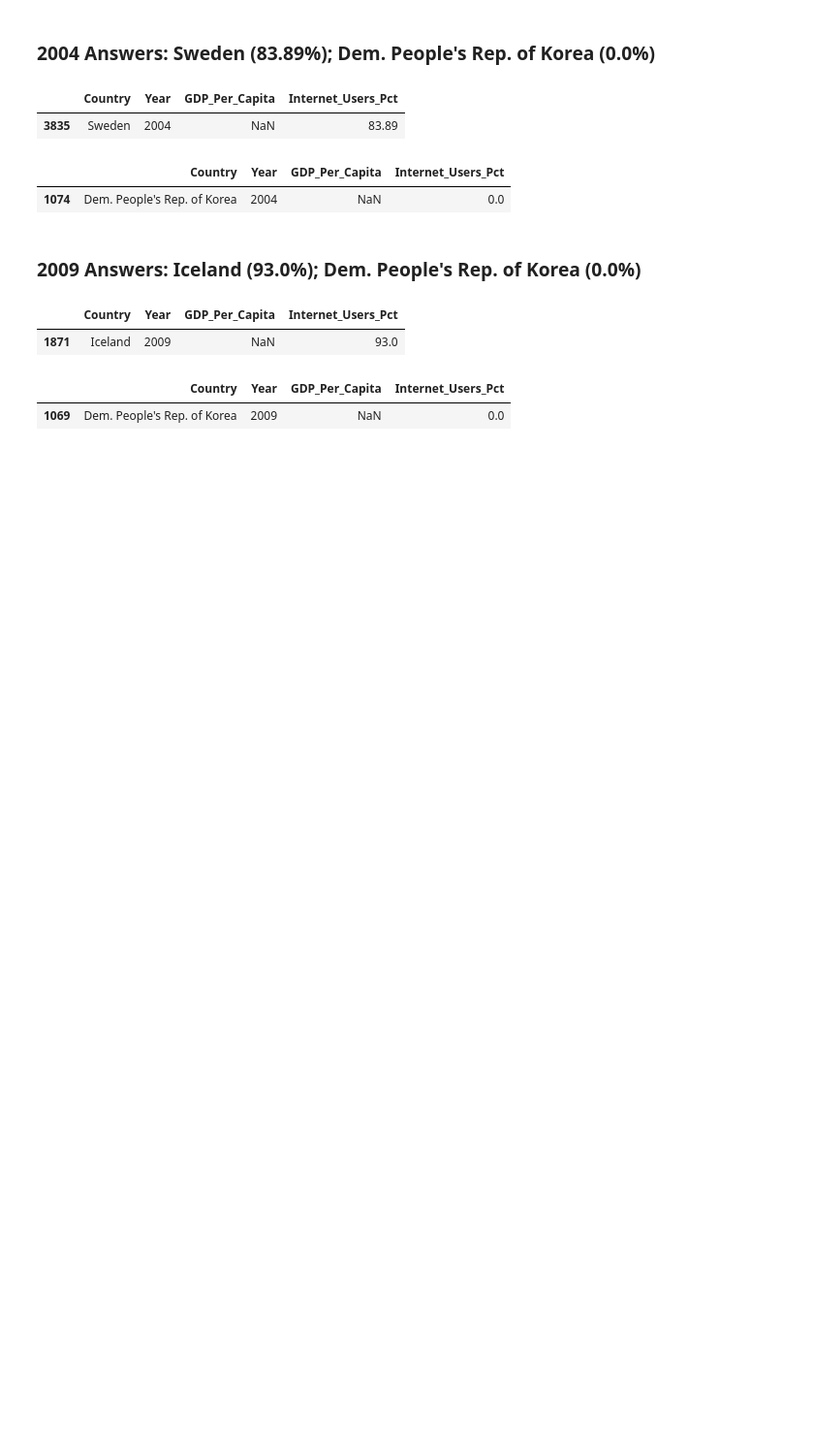
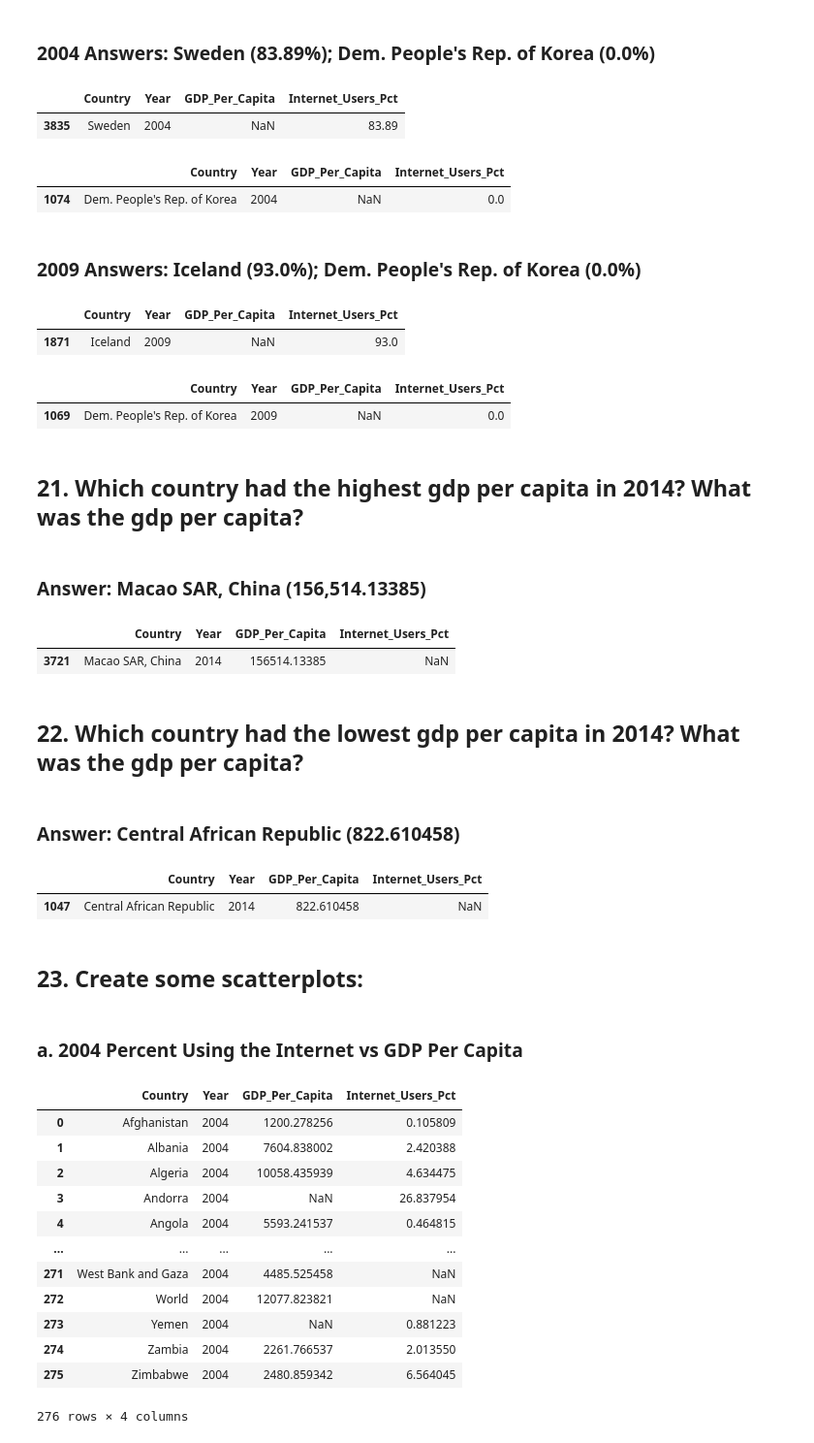
Before and after one commit to NSS-Data-Analytics-Cohort-6/gdp-and-internet-usage-abigailasper, a Jupyter notebook: notebooks/gdp_internet_un.ipynb, the cells around one changed output. Shown at 97% size. Cells and saved outputs as stored; diff of their text form; code cells hidden in the pictures; blank space fills up the shorter version.

```diff
--- a/notebooks/gdp_internet_un.ipynb
+++ b/notebooks/gdp_internet_un.ipynb
@@ -305,3 +309,45 @@ gdp_internet_2009.loc[gdp_internet_2009['Internet_Users_Pct'] == gdp_internet_20
 # %% [output]
 |  | Country | Year | GDP_Per_Capita | Internet_Users_Pct |
 | 1069 | Dem. People's Rep. of Korea | 2009 | NaN | 0.0 |
+# %% [markdown]
+## 21. Which country had the highest gdp per capita in 2014? What was the gdp per capita?
+# %% [markdown]
+### Answer: Macao SAR, China (156,514.13385)
+# %%
+#2014 max gdp
+gdp_internet_2014.loc[gdp_internet_2014['GDP_Per_Capita'] == np.nanmax(gdp_internet_2014['GDP_Per_Capita'])]
+# %% [output]
+|  | Country | Year | GDP_Per_Capita | Internet_Users_Pct |
+| 3721 | Macao SAR, China | 2014 | 156514.13385 | NaN |
+# %% [markdown]
+## 22. Which country had the lowest gdp per capita in 2014? What was the gdp per capita?
+# %% [markdown]
+### Answer: Central African Republic (822.610458)
+# %%
+#2014 min gdp
+gdp_internet_2014.loc[gdp_internet_2014['GDP_Per_Capita'] == gdp_internet_2014['GDP_Per_Capita'].min()]
+# %% [output]
+|  | Country | Year | GDP_Per_Capita | Internet_Users_Pct |
+| 1047 | Central African Republic | 2014 | 822.610458 | NaN |
+# %% [markdown]
+## 23. Create some scatterplots:
+# %% [markdown]
+### a. 2004 Percent Using the Internet vs GDP Per Capita
+# %%
+#now need to combine rows to remove nan values
+#solution found here: https://stackoverflow.com/questions/49034202/pandas-dataframe-merging-rows-to-remove-nan
+gdp_internet_2004.groupby('Country').first().reset_index()
+# %% [output]
+|  | Country | Year | GDP_Per_Capita | Internet_Users_Pct |
+| 0 | Afghanistan | 2004 | 1200.278256 | 0.105809 |
+| 1 | Albania | 2004 | 7604.838002 | 2.420388 |
+| 2 | Algeria | 2004 | 10058.435939 | 4.634475 |
+| 3 | Andorra | 2004 | NaN | 26.837954 |
+| 4 | Angola | 2004 | 5593.241537 | 0.464815 |
+| ... | ... | ... | ... | ... |
+| 271 | West Bank and Gaza | 2004 | 4485.525458 | NaN |
+| 272 | World | 2004 | 12077.823821 | NaN |
+| 273 | Yemen | 2004 | NaN | 0.881223 |
+| 274 | Zambia | 2004 | 2261.766537 | 2.013550 |
+| 275 | Zimbabwe | 2004 | 2480.859342 | 6.564045 |
+276 rows × 4 columns
```
Also changed, not shown: parts of 5 cells of this notebook.
